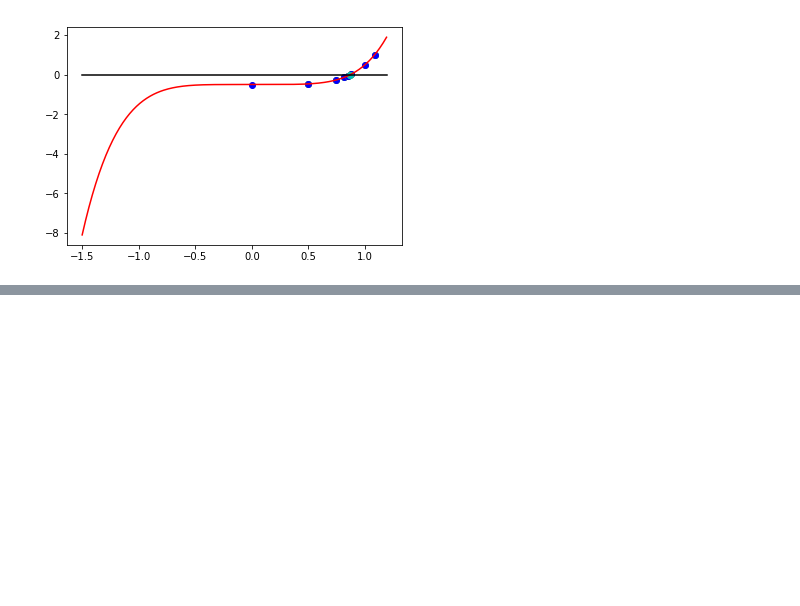
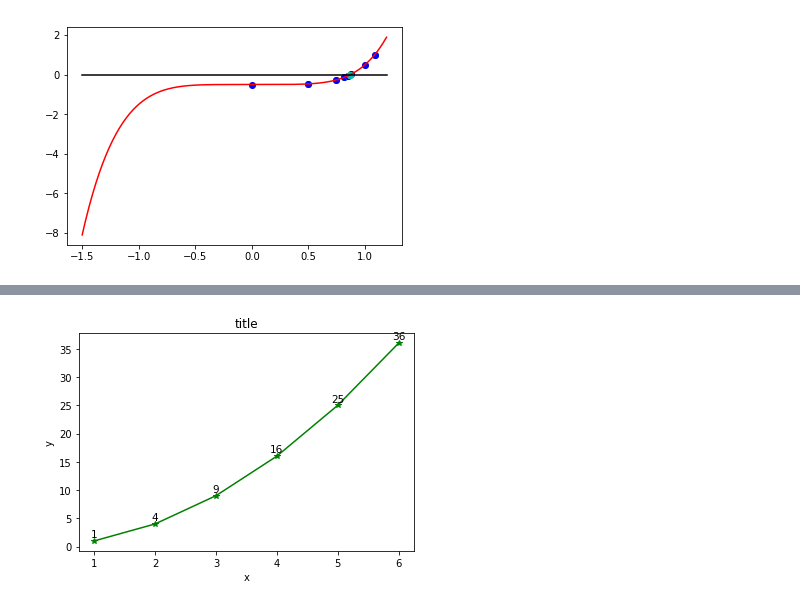
Before and after one commit to jumbokh/appliedNum_learn, a Jupyter notebook: python/plot_line.ipynb, the cells around one changed output, grey strips where cells are left out. Cells and saved outputs as stored; diff of their text form; code cells hidden in the pictures; blank space fills up the shorter version.

```diff
--- a/python/plot_line.ipynb
+++ b/python/plot_line.ipynb
@@ -145,0 +156,20 @@ for i in range(len(x)):
+# %%
+# -*- coding: utf-8 -*-
+import time
+import matplotlib.pyplot as plt
+
+def showResult(xList, yList, title, xLabel, yLabel):
+    plt.plot(xList, yList, 'g*-')
+    plt.title(title)
+    plt.xlabel(xLabel)
+    plt.ylabel(yLabel)
+    for x, y in zip(xList, yList):
+        plt.text(x, y+0.3, str(y), ha='center', va='bottom', fontsize=10.5)
+    plt.savefig('fig'+str(int(time.time()))+'.jpg')
+    plt.show()
+
+x_arr = [1, 2, 3, 4, 5, 6]
+y_arr = [1, 4, 9, 16, 25, 36]
+showResult(x_arr, y_arr, 'title', 'x', 'y')
+# %% [output]
+[figure, added]
```
Also changed, not shown: parts of 1 cell of this notebook, 3 other files.
